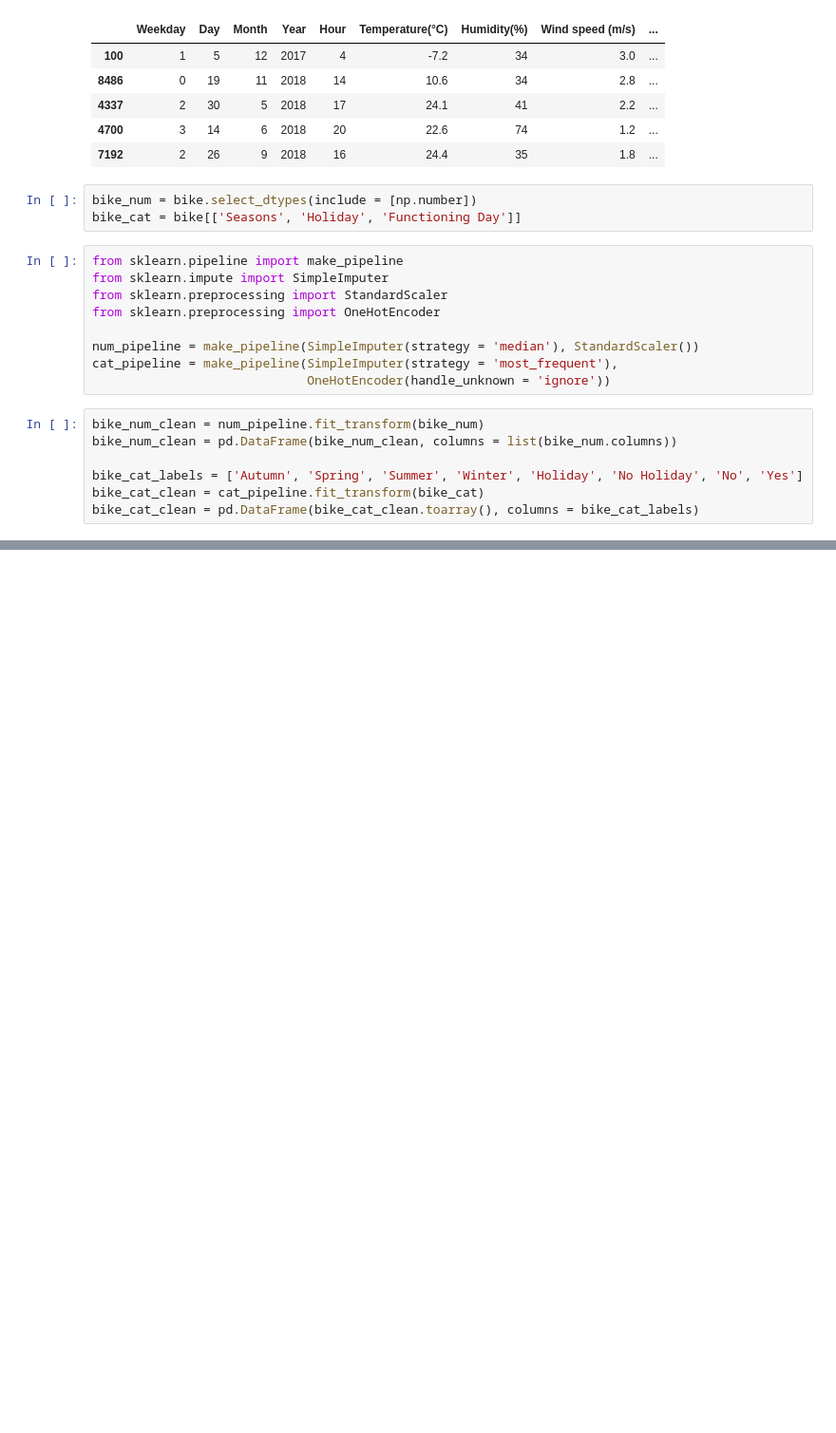
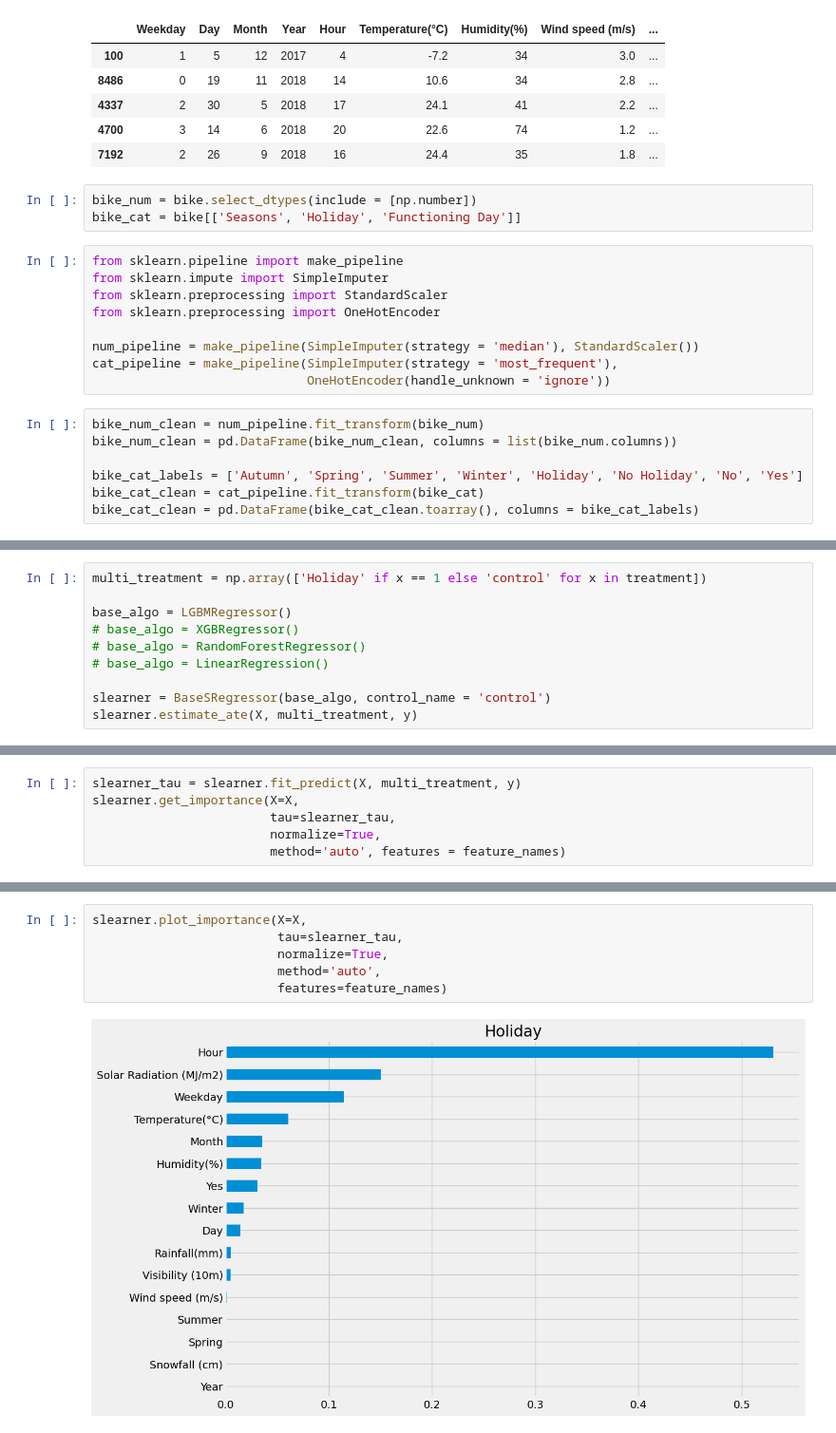
Before and after one commit to jinh1004/Enterprise-Data-Science, a Jupyter notebook: Assignment 2.ipynb, the cells around one changed output, grey strips where cells are left out. Shown at 95% size. Cells and saved outputs as stored; diff of their text form; blank space fills up the shorter version.

```diff
--- a/Assignment 2.ipynb
+++ b/Assignment 2.ipynb
@@ -108,0 +261,10 @@ bike_cleaned
+# %%
+multi_treatment = np.array(['Holiday' if x == 1 else 'control' for x in treatment])
+
+base_algo = LGBMRegressor()
+# base_algo = XGBRegressor()
+# base_algo = RandomForestRegressor()
+# base_algo = LinearRegression()
+
+slearner = BaseSRegressor(base_algo, control_name = 'control')
+slearner.estimate_ate(X, multi_treatment, y)
@@ -108,0 +273,6 @@ bike_cleaned
+# %%
+slearner_tau = slearner.fit_predict(X, multi_treatment, y)
+slearner.get_importance(X=X,
+                        tau=slearner_tau,
+                        normalize=True,
+                        method='auto', features = feature_names)
@@ -108,0 +297,8 @@ bike_cleaned
+# %%
+slearner.plot_importance(X=X,
+                         tau=slearner_tau,
+                         normalize=True,
+                         method='auto',
+                         features=feature_names)
+# %% [output]
+[figure, added]
```
Also changed, not shown: parts of 69 cells of this notebook.
